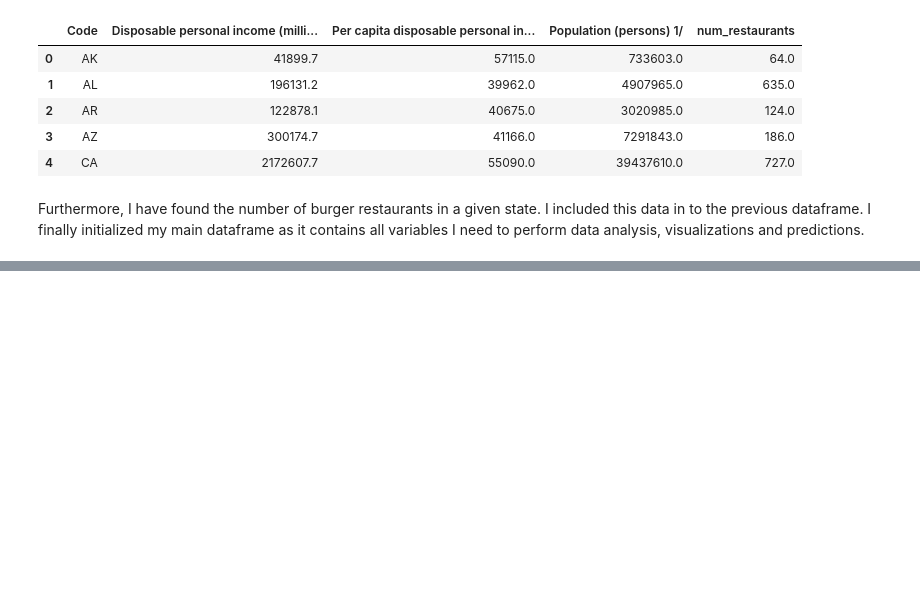
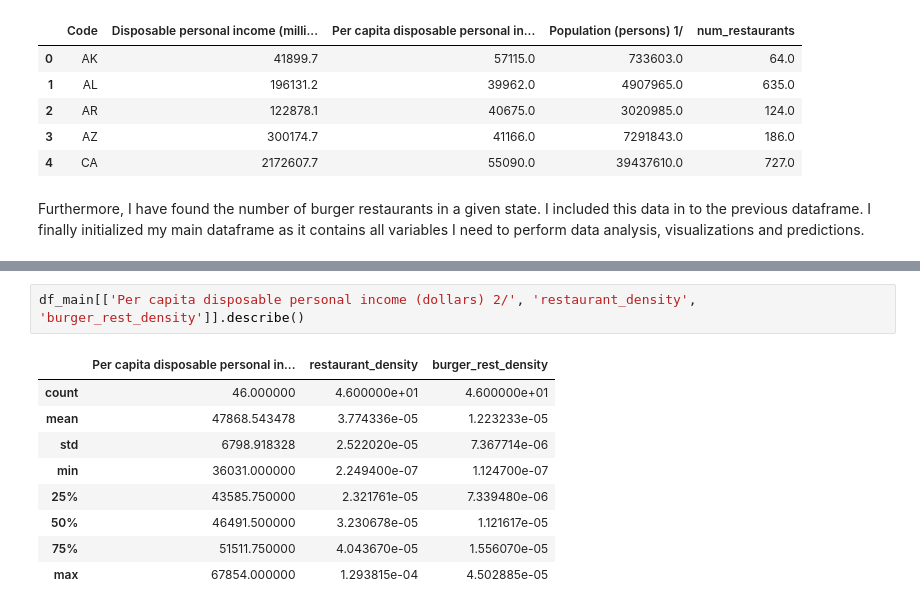
Before and after one commit to alishalaby07/RestaurantAnalysis, a Jupyter notebook: Assignment.ipynb, the cells around one changed output, grey strips where cells are left out. Saved outputs shown, nothing was run; the diff lists cells and outputs as text; blank space fills up the shorter version.

```diff
--- a/Assignment.ipynb
+++ b/Assignment.ipynb
@@ -139,0 +137,12 @@ Simple data manipulation on the outcome variable, 'Per capita disposable persona
+# %%
+df_main[['Per capita disposable personal income (dollars) 2/', 'restaurant_density', 'burger_rest_density']].describe()
+# %% [output]
+|  | Per capita disposable personal in... | restaurant_density | burger_rest_density |
+| count | 46.000000 | 4.600000e+01 | 4.600000e+01 |
+| mean | 47868.543478 | 3.774336e-05 | 1.223233e-05 |
+| std | 6798.918328 | 2.522020e-05 | 7.367714e-06 |
+| min | 36031.000000 | 2.249400e-07 | 1.124700e-07 |
+| 25% | 43585.750000 | 2.321761e-05 | 7.339480e-06 |
+| 50% | 46491.500000 | 3.230678e-05 | 1.121617e-05 |
+| 75% | 51511.750000 | 4.043670e-05 | 1.556070e-05 |
+| max | 67854.000000 | 1.293815e-04 | 4.502885e-05 |
```
Also changed, not shown: parts of 11 cells of this notebook.
